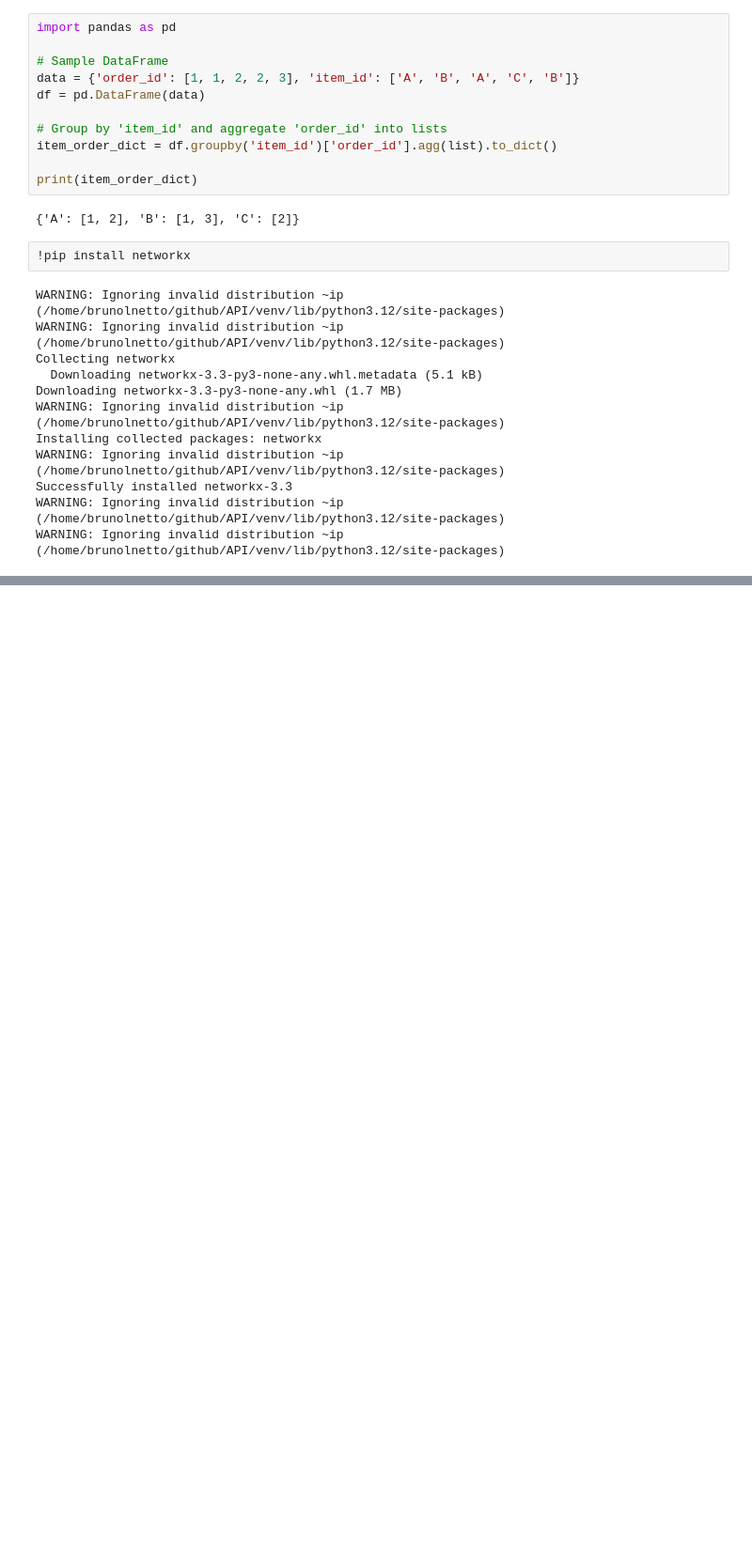
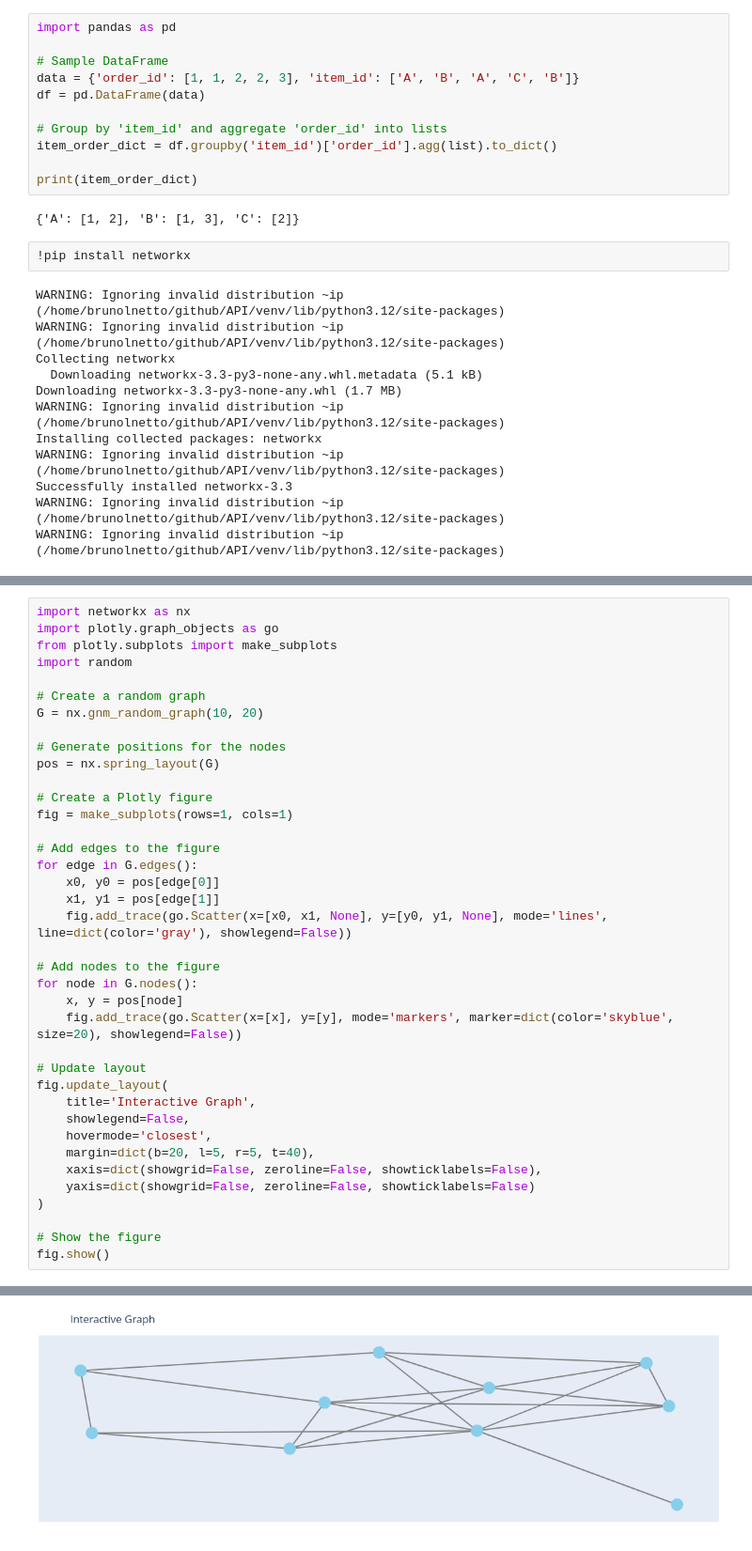
Before and after one commit to trouchet/chemistry, a Jupyter notebook: notebook/API_adhoc_experiments.ipynb, the cells around one changed output, grey strips where cells are left out. Shown at 94% size. Saved outputs shown, nothing was run; the diff lists cells and outputs as text; blank space fills up the shorter version.

```diff
--- a/notebook/API_adhoc_experiments.ipynb
+++ b/notebook/API_adhoc_experiments.ipynb
@@ -262,0 +346,39 @@ WARNING: Ignoring invalid distribution ~ip (/home/brunolnetto/github/API/venv/li
+# %%
+import networkx as nx
+import plotly.graph_objects as go
+from plotly.subplots import make_subplots
+import random
+
+# Create a random graph
+G = nx.gnm_random_graph(10, 20)
+
+# Generate positions for the nodes
+pos = nx.spring_layout(G)
+
+# Create a Plotly figure
+fig = make_subplots(rows=1, cols=1)
+
+# Add edges to the figure
+for edge in G.edges():
+    x0, y0 = pos[edge[0]]
+    x1, y1 = pos[edge[1]]
+    fig.add_trace(go.Scatter(x=[x0, x1, None], y=[y0, y1, None], mode='lines', line=dict(color='gray'), showlegend=False))
+
+# Add nodes to the figure
+for node in G.nodes():
+    x, y = pos[node]
+    fig.add_trace(go.Scatter(x=[x], y=[y], mode='markers', marker=dict(color='skyblue', size=20), showlegend=False))
+
+# Update layout
+fig.update_layout(
+    title='Interactive Graph',
+    showlegend=False,
+    hovermode='closest',
+    margin=dict(b=20, l=5, r=5, t=40),
+    xaxis=dict(showgrid=False, zeroline=False, showticklabels=False),
+    yaxis=dict(showgrid=False, zeroline=False, showticklabels=False)
+)
+
+# Show the figure
+fig.show()
+# %% [output]
@@ -263,3 +386,4 @@ WARNING: Ignoring invalid distribution ~ip (/home/brunolnetto/github/API/venv/li
+[figure, added]
 # %%
 import networkx as nx
 import matplotlib.pyplot as plt
```
Also changed, not shown: parts of 15 cells of this notebook, 19 other files.
